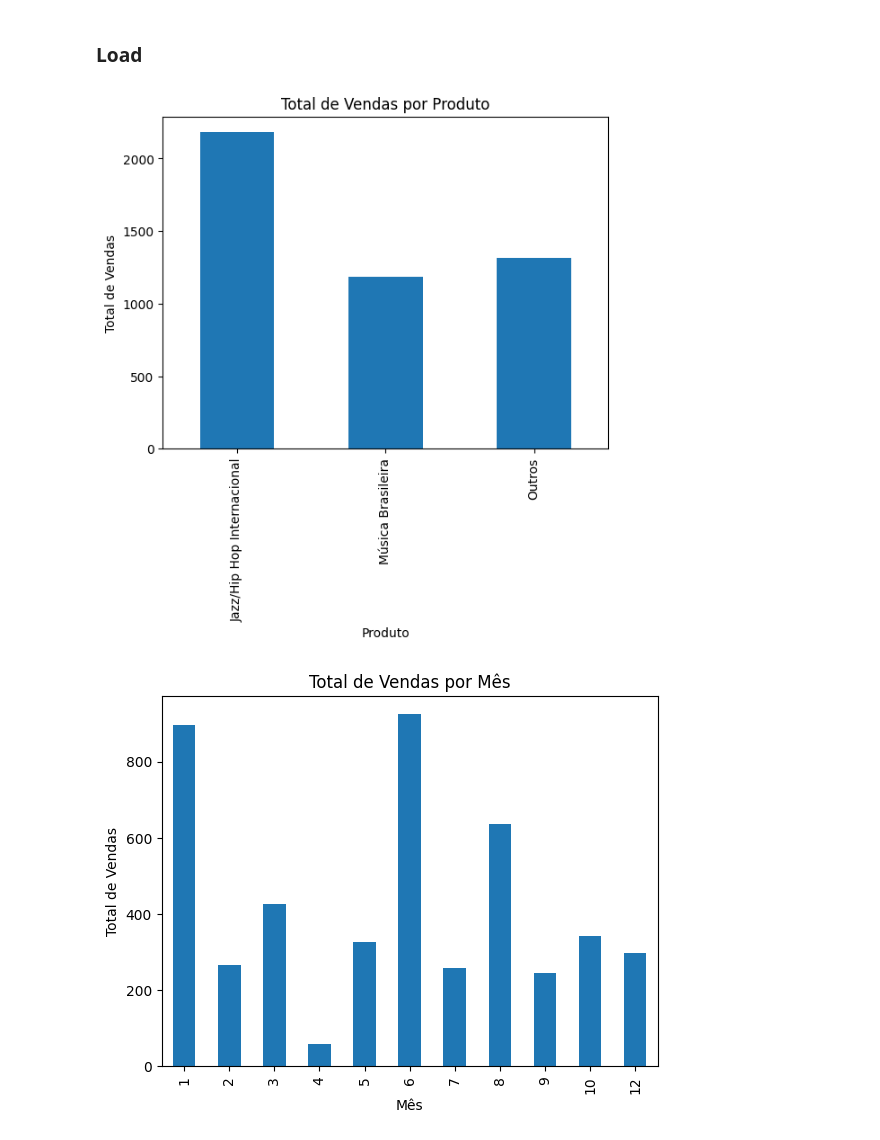
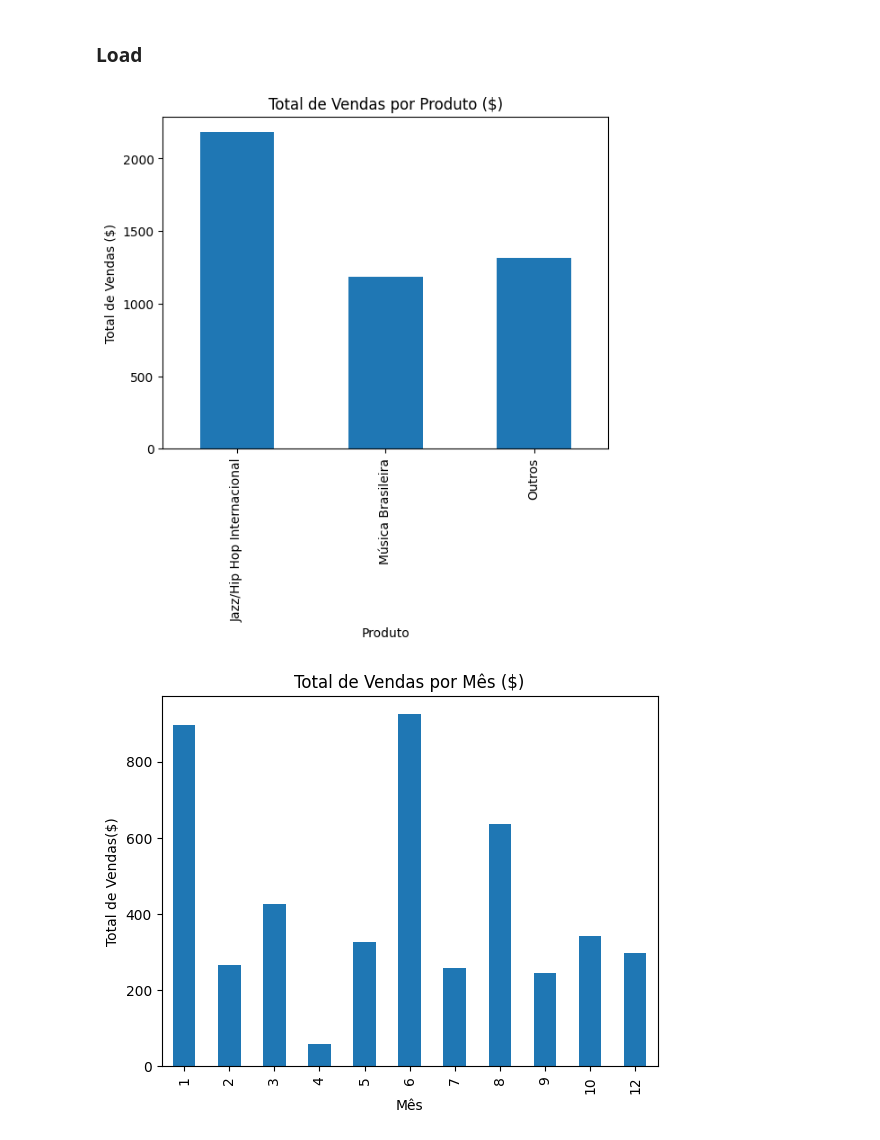
Before and after one commit to icaroyure/Dio_Desafio_Santander_Bootcamp_2023, a Jupyter notebook: Dio_Desafio_Bootcamp_2023.ipynb, the cells around one changed output. Cells and saved outputs as stored; diff of their text form; code cells hidden in the pictures.

```diff
--- a/Dio_Desafio_Bootcamp_2023.ipynb
+++ b/Dio_Desafio_Bootcamp_2023.ipynb
@@ -79,18 +79,18 @@ import matplotlib.pyplot as plt
 # Criando Gráfico de Barras
 total_vendas_por_categoria.plot(kind='bar')
 plt.xlabel('Produto')
-plt.ylabel('Total de Vendas')
-plt.title('Total de Vendas por Produto')
+plt.ylabel('Total de Vendas ($)')
+plt.title('Total de Vendas por Produto ($)')
 plt.show()
 # %% [output]
-[figure, old version]
+[figure, new version]
 # %%
 #criando segundo gráfico de barras para melhor entendimento dos dados analisados
 
 total_vendas_mes.plot(kind='bar')
 plt.xlabel('Mês')
-plt.ylabel('Total de Vendas')
-plt.title('Total de Vendas por Mês')
+plt.ylabel('Total de Vendas($)')
+plt.title('Total de Vendas por Mês ($)')
 plt.show()
 # %% [output]
-[figure, old version]
+[figure, new version]
```
